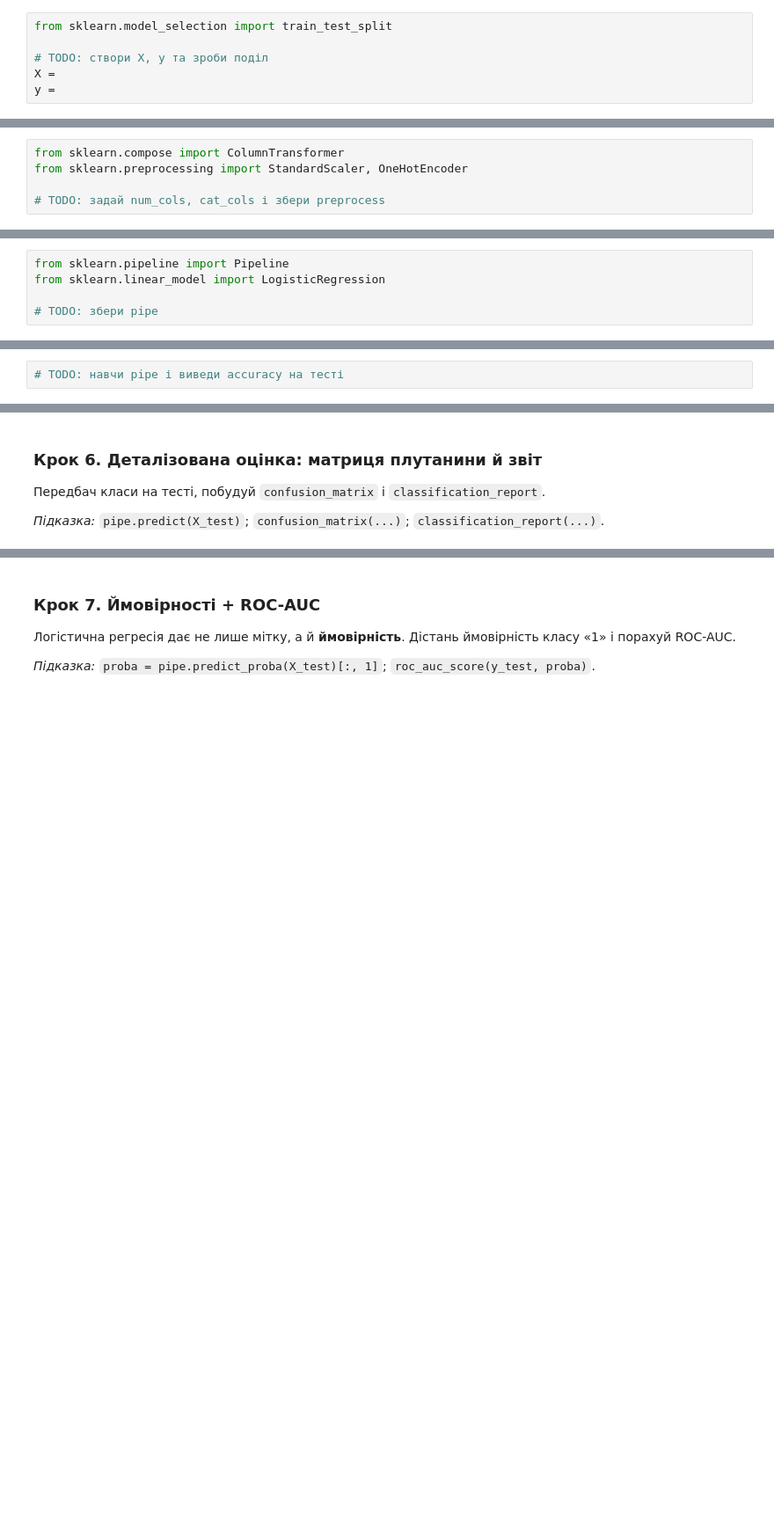
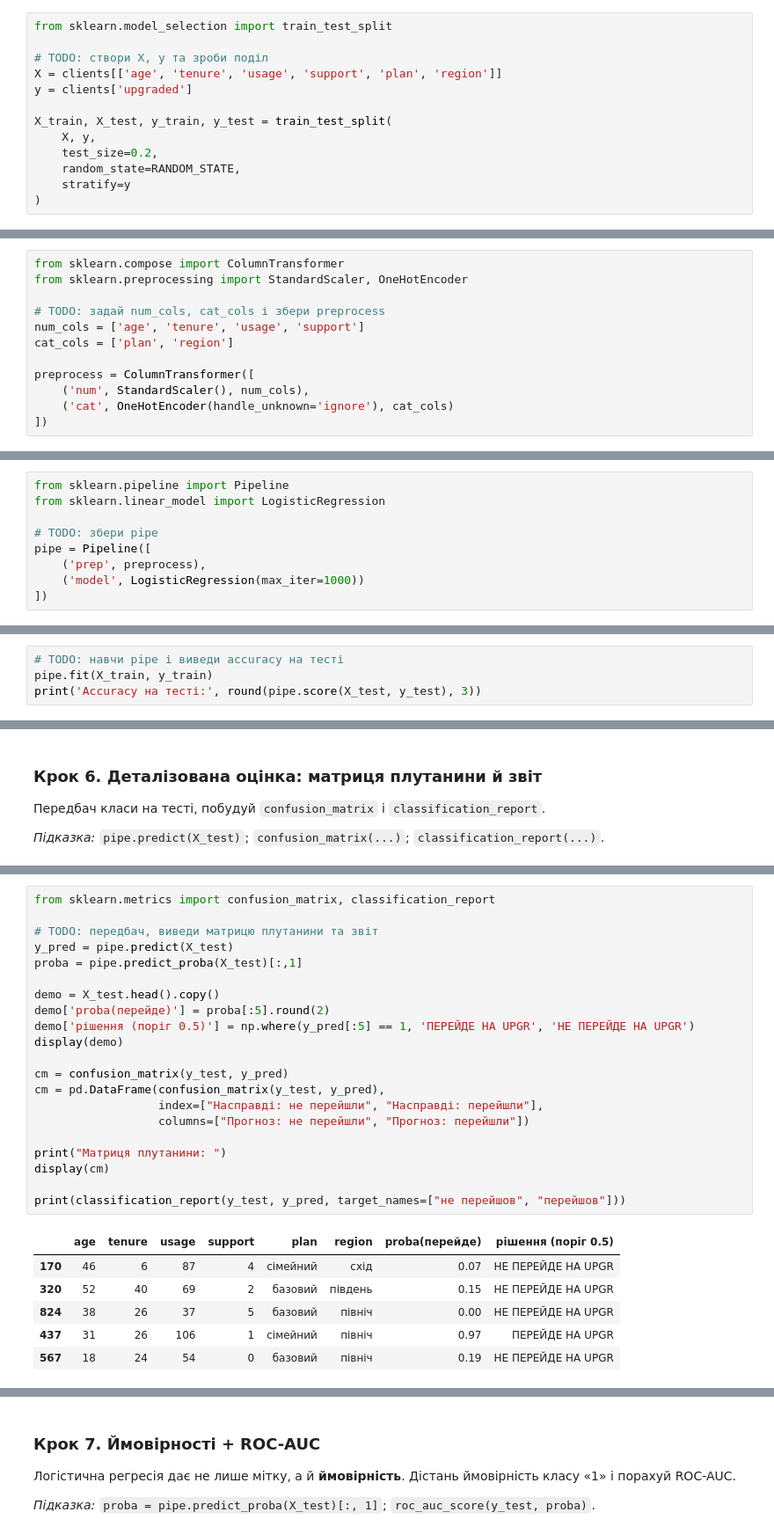
Before and after one commit to NadiiaIvashchuk/DTA_2026, a Jupyter notebook: ML/logreg_pipeline_TASKS.ipynb, the cells around one changed output, grey strips where cells are left out. Shown at 88% size. Saved outputs shown, nothing was run; the diff lists cells and outputs as text; blank space fills up the shorter version.

```diff
--- a/ML/logreg_pipeline_TASKS.ipynb
+++ b/ML/logreg_pipeline_TASKS.ipynb
@@ -84,8 +111,15 @@ clients.head()
 from sklearn.model_selection import train_test_split
 
 # TODO: створи X, y та зроби поділ
-X =
-y =
+X = clients[['age', 'tenure', 'usage', 'support', 'plan', 'region']]
+y = clients['upgraded']
+
+X_train, X_test, y_train, y_test = train_test_split(
+    X, y,
+    test_size=0.2,
+    random_state=RANDOM_STATE,
+    stratify=y
+)
 # %% [markdown]
 ### Крок 3. Опиши, що робити з кожним типом стовпців (`ColumnTransformer`)
 Числові — **масштабувати** (`StandardScaler`); категорійні — **One-Hot** (`OneHotEncoder`).
@@ -109,6 +143,13 @@ from sklearn.compose import ColumnTransformer
 from sklearn.preprocessing import StandardScaler, OneHotEncoder
 
 # TODO: задай num_cols, cat_cols і збери preprocess
+num_cols = ['age', 'tenure', 'usage', 'support']
+cat_cols = ['plan', 'region']
+
+preprocess = ColumnTransformer([
+    ('num', StandardScaler(), num_cols),
+    ('cat', OneHotEncoder(handle_unknown='ignore'), cat_cols)
+])
 # %% [markdown]
 ### Крок 4. Збери повний `Pipeline`: препроцесинг + модель
 Поклади `preprocess` і `LogisticRegression(max_iter=1000)` в один `Pipeline`.
@@ -128,6 +169,10 @@ from sklearn.pipeline import Pipeline
 from sklearn.linear_model import LogisticRegression
 
 # TODO: збери pipe
+pipe = Pipeline([
+    ('prep', preprocess),
+    ('model', LogisticRegression(max_iter=1000))
+])
 # %% [markdown]
 ### Крок 5. Навчи конвеєр і виміряй accuracy на тесті
 Один виклик `.fit(X_train, y_train)` прожене дані через усі кроки.
@@ -135,3 +180,5 @@ from sklearn.linear_model import LogisticRegression
 *Підказка:* `pipe.fit(...)`, далі `pipe.score(X_test, y_test)`.
 # %%
 # TODO: навчи pipe і виведи accuracy на тесті
+pipe.fit(X_train, y_train)
+print('Accuracy на тесті:', round(pipe.score(X_test, y_test), 3))
@@ -146,0 +192,28 @@ from sklearn.metrics import confusion_matrix, classification_report
+# %%
+from sklearn.metrics import confusion_matrix, classification_report
+
+# TODO: передбач, виведи матрицю плутанини та звіт
+y_pred = pipe.predict(X_test)
+proba = pipe.predict_proba(X_test)[:,1]
+
+demo = X_test.head().copy()
+demo['proba(перейде)'] = proba[:5].round(2)
+demo['рішення (поріг 0.5)'] = np.where(y_pred[:5] == 1, 'ПЕРЕЙДЕ НА UPGR', 'НЕ ПЕРЕЙДЕ НА UPGR')
+display(demo)
+
+cm = confusion_matrix(y_test, y_pred)
+cm = pd.DataFrame(confusion_matrix(y_test, y_pred),
+                  index=["Насправді: не перейшли", "Насправді: перейшли"],
+                  columns=["Прогноз: не перейшли", "Прогноз: перейшли"])
+
+print("Матриця плутанини: ")
+display(cm)
+
+print(classification_report(y_test, y_pred, target_names=["не перейшов", "перейшов"]))
+# %% [output]
+|  | age | tenure | usage | support | plan | region | proba(перейде) | рішення (поріг 0.5) |
+| 170 | 46 | 6 | 87 | 4 | сімейний | схід | 0.07 | НЕ ПЕРЕЙДЕ НА UPGR |
+| 320 | 52 | 40 | 69 | 2 | базовий | південь | 0.15 | НЕ ПЕРЕЙДЕ НА UPGR |
+| 824 | 38 | 26 | 37 | 5 | базовий | північ | 0.00 | НЕ ПЕРЕЙДЕ НА UPGR |
+| 437 | 31 | 26 | 106 | 1 | сімейний | північ | 0.97 | ПЕРЕЙДЕ НА UPGR |
+| 567 | 18 | 24 | 54 | 0 | базовий | північ | 0.19 | НЕ ПЕРЕЙДЕ НА UPGR |
```
Also changed, not shown: parts of 10 cells of this notebook.
